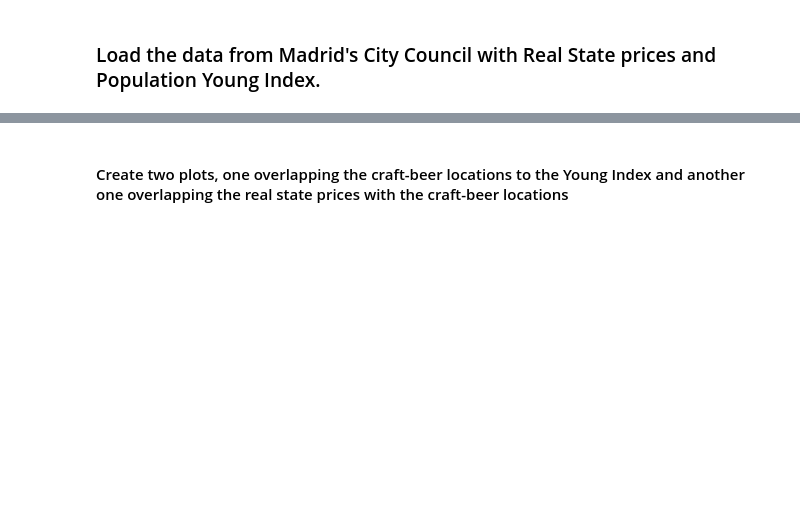
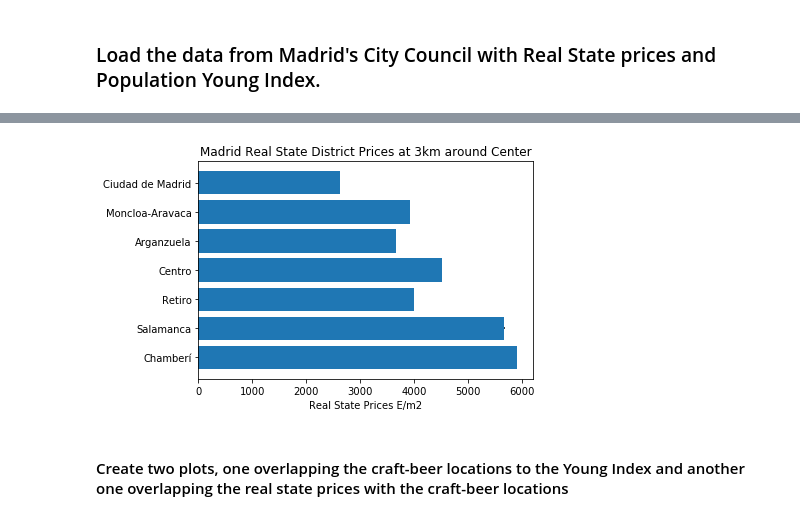
Before and after one commit to MarioRSC/DataProjectsCoursera, a Jupyter notebook: Capstone_Project_W5_The_Battle_Of_The_Flavours.ipynb, the cells around one changed output, grey strips where cells are left out. Saved outputs shown, nothing was run; the diff lists cells and outputs as text; code cells hidden in the pictures; blank space fills up the shorter version.

```diff
--- a/Capstone_Project_W5_The_Battle_Of_The_Flavours.ipynb
+++ b/Capstone_Project_W5_The_Battle_Of_The_Flavours.ipynb
@@ -436,2 +537,28 @@ dfMadrid_sorted.head(10)
+# %%
+# Graph for Real State
+# step 1: get the data
+df_districts = districts_3km[['Distrito','ObraNueva (Eur/m2)']]
+
+fig, ax = plt.subplots()
+
+ax.set_yticklabels(labels)
+
+# Example data
+labels = df_districts['Distrito']
+y_pos = np.arange(len(labels))
+xdata = df_districts['ObraNueva (Eur/m2)'] # Xdata
+error = np.random.rand(len(labels))
+
+ax.barh(y_pos, xdata, xerr=error, align='center')
+ax.set_yticks(y_pos)
+ax.set_yticklabels(labels)
+ax.invert_yaxis()  # labels read top-to-bottom
+ax.set_xlabel('Real State Prices E/m2')
+ax.set_title('Madrid Real State District Prices at 3km around Center')
+
+
+plt.show()
+# %% [output]
+[figure, added]
 # %% [markdown]
 #### Create two plots, one overlapping the craft-beer locations to the Young Index and another one overlapping the real state prices with the craft-beer locations
```
Also changed, not shown: parts of 102 cells of this notebook.
